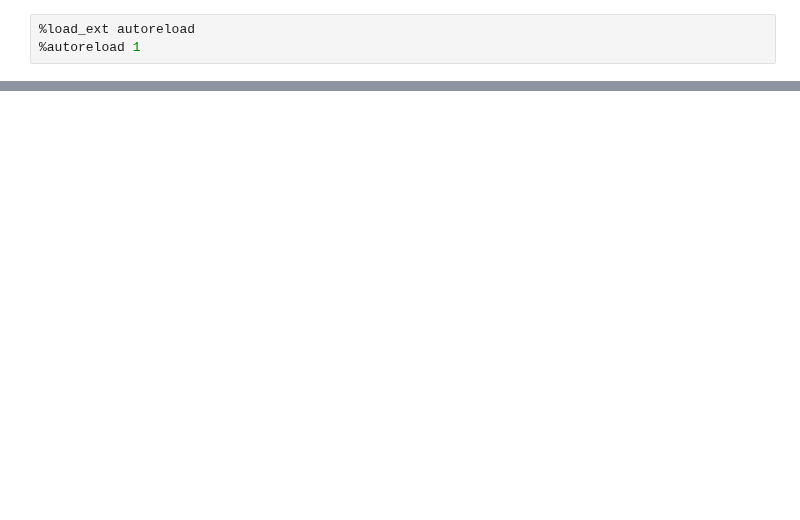
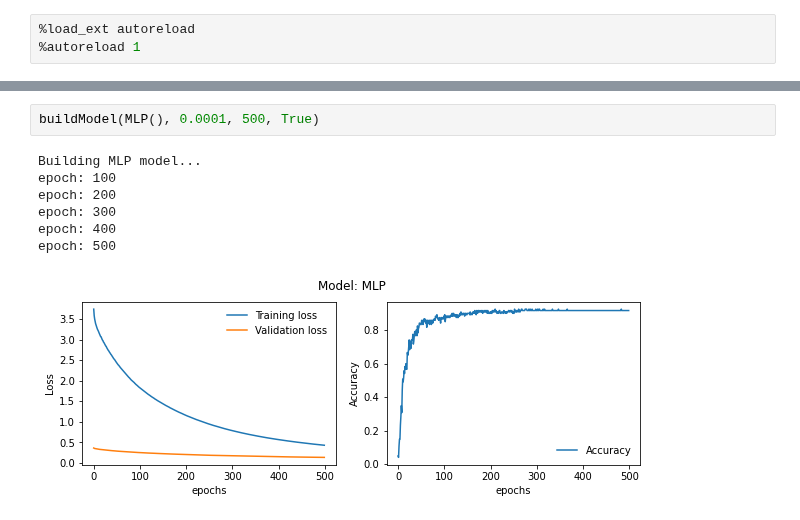
Before and after one commit to omgwenxx/machine_learning, a Jupyter notebook: assignment3/app/template.ipynb, the cells around one changed output, grey strips where cells are left out. Cells and saved outputs as stored; diff of their text form; blank space fills up the shorter version.

```diff
--- a/assignment3/app/template.ipynb
+++ b/assignment3/app/template.ipynb
@@ -58,0 +23,10 @@ i: 90, best_loss. 8588.402
+# %%
+buildModel(MLP(), 0.0001, 500, True)
+# %% [output]
+Building MLP model...
+epoch: 100
+epoch: 200
+epoch: 300
+epoch: 400
+epoch: 500
+[figure, added]
```
Also changed, not shown: parts of 16 cells of this notebook, 16 other files.
